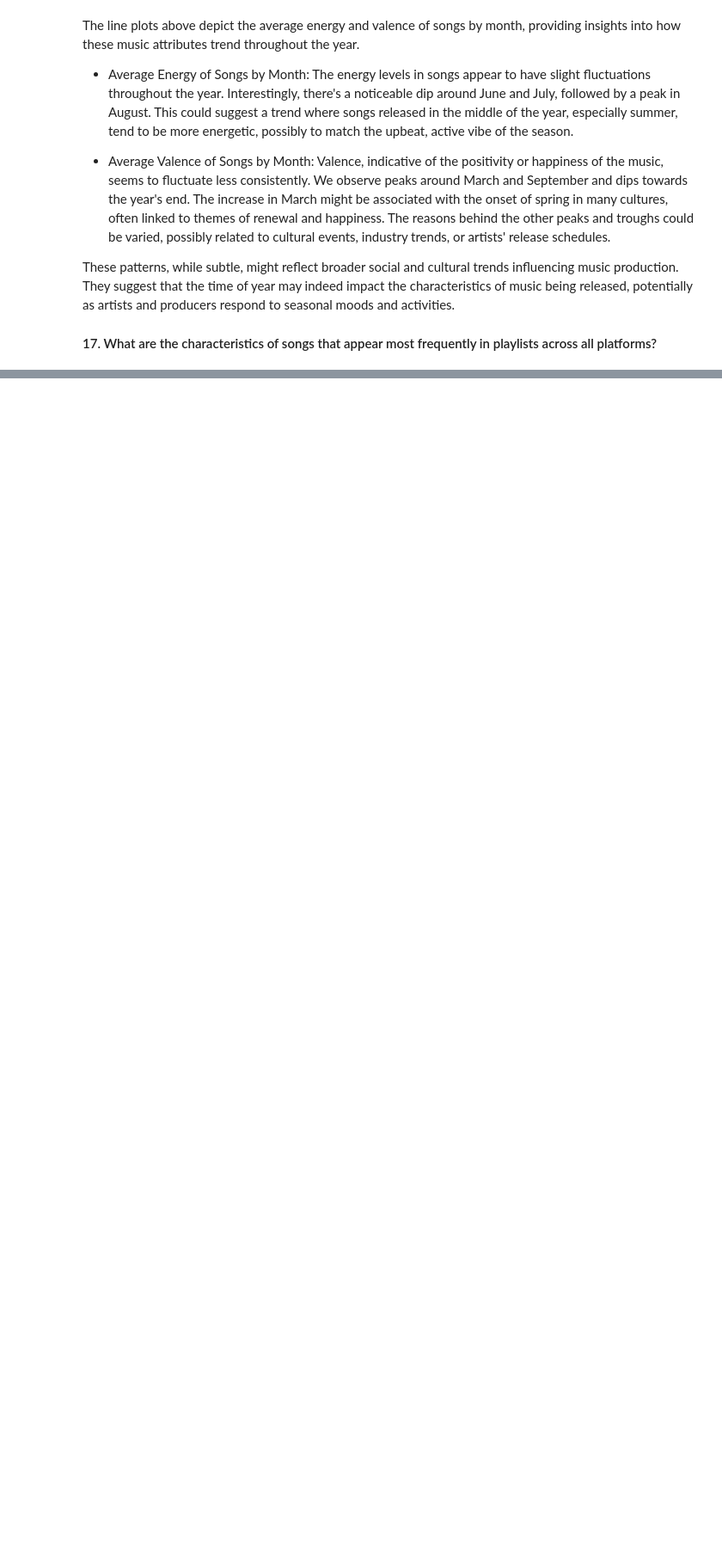
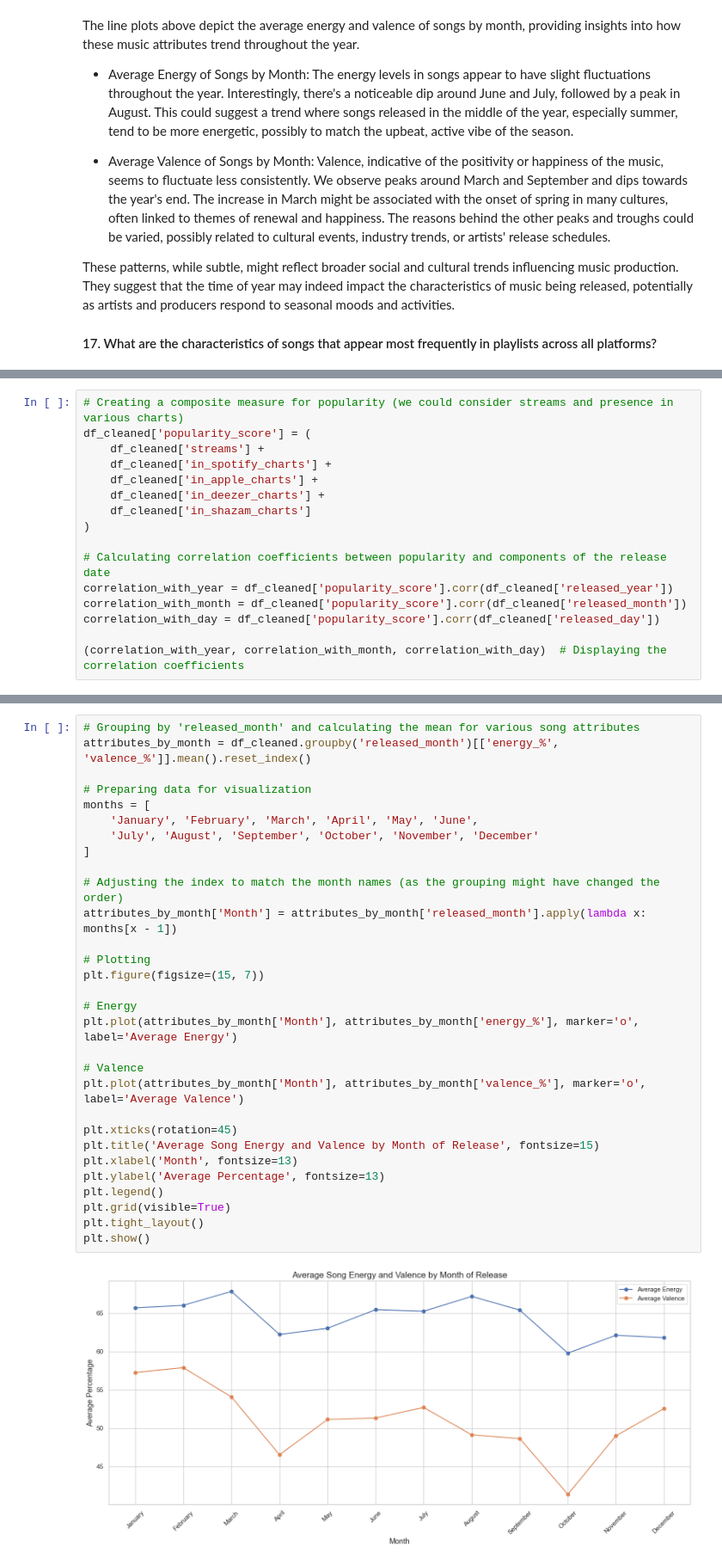
Before and after one commit to diogo-costa-silva/data-science-notebooks, a Jupyter notebook: most-stremed-spotify-2023-analysis/spotify-2023-analysis.ipynb, the cells around one changed output, grey strips where cells are left out. Shown at 86% size. Saved outputs shown, nothing was run; the diff lists cells and outputs as text; blank space fills up the shorter version.

```diff
--- a/most-stremed-spotify-2023-analysis/spotify-2023-analysis.ipynb
+++ b/most-stremed-spotify-2023-analysis/spotify-2023-analysis.ipynb
@@ -1486,0 +1525,16 @@ Various modeling techniques are selected and applied, and their parameters are c
+# %%
+# Creating a composite measure for popularity (we could consider streams and presence in various charts)
+df_cleaned['popularity_score'] = (
+    df_cleaned['streams'] +
+    df_cleaned['in_spotify_charts'] +
+    df_cleaned['in_apple_charts'] +
+    df_cleaned['in_deezer_charts'] +
+    df_cleaned['in_shazam_charts']
+)
+
+# Calculating correlation coefficients between popularity and components of the release date
+correlation_with_year = df_cleaned['popularity_score'].corr(df_cleaned['released_year'])
+correlation_with_month = df_cleaned['popularity_score'].corr(df_cleaned['released_month'])
+correlation_with_day = df_cleaned['popularity_score'].corr(df_cleaned['released_day'])
+
+(correlation_with_year, correlation_with_month, correlation_with_day)  # Displaying the correlation coefficients
@@ -1486,0 +1557,32 @@ Various modeling techniques are selected and applied, and their parameters are c
+# %%
+# Grouping by 'released_month' and calculating the mean for various song attributes
+attributes_by_month = df_cleaned.groupby('released_month')[['energy_%', 'valence_%']].mean().reset_index()
+
+# Preparing data for visualization
+months = [
+    'January', 'February', 'March', 'April', 'May', 'June',
+    'July', 'August', 'September', 'October', 'November', 'December'
+]
+
+# Adjusting the index to match the month names (as the grouping might have changed the order)
+attributes_by_month['Month'] = attributes_by_month['released_month'].apply(lambda x: months[x - 1])
+
+# Plotting
+plt.figure(figsize=(15, 7))
+
+# Energy
+plt.plot(attributes_by_month['Month'], attributes_by_month['energy_%'], marker='o', label='Average Energy')
+
+# Valence
+plt.plot(attributes_by_month['Month'], attributes_by_month['valence_%'], marker='o', label='Average Valence')
+
+plt.xticks(rotation=45)
+plt.title('Average Song Energy and Valence by Month of Release', fontsize=15)
+plt.xlabel('Month', fontsize=13)
+plt.ylabel('Average Percentage', fontsize=13)
+plt.legend()
+plt.grid(visible=True)
+plt.tight_layout()
+plt.show()
+# %% [output]
+[figure, added]
```
Also changed, not shown: parts of 23 cells of this notebook.
